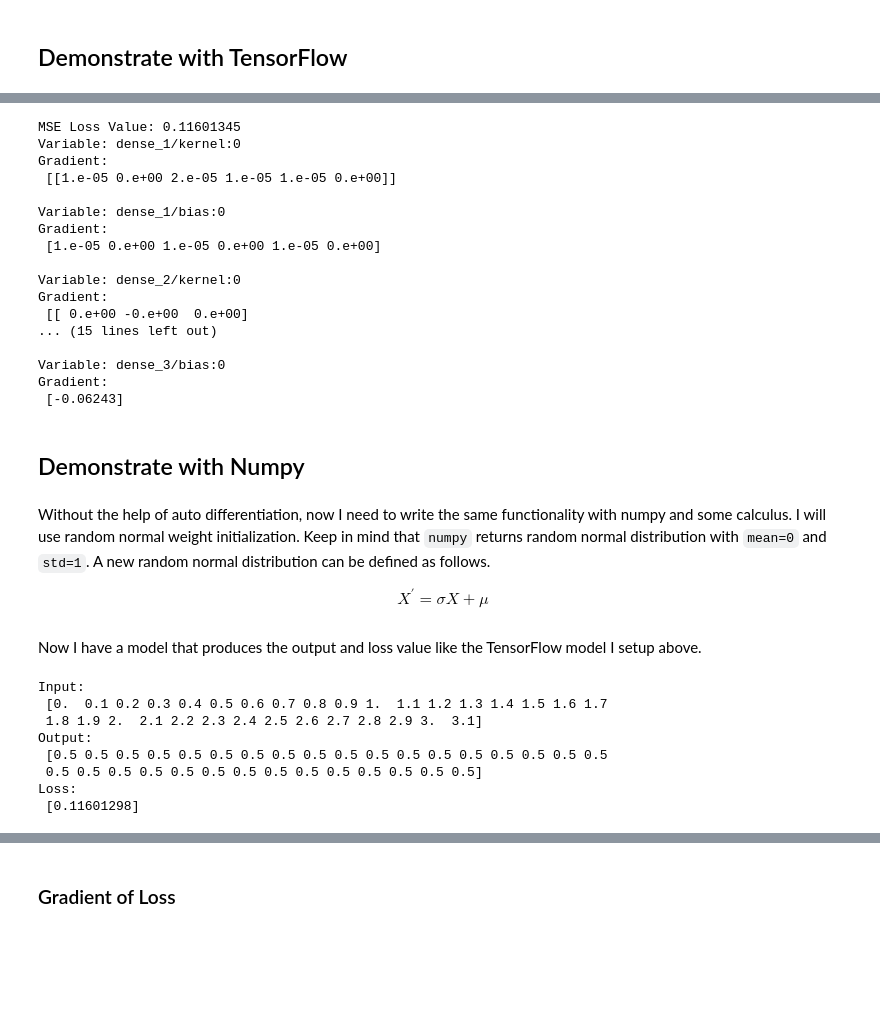
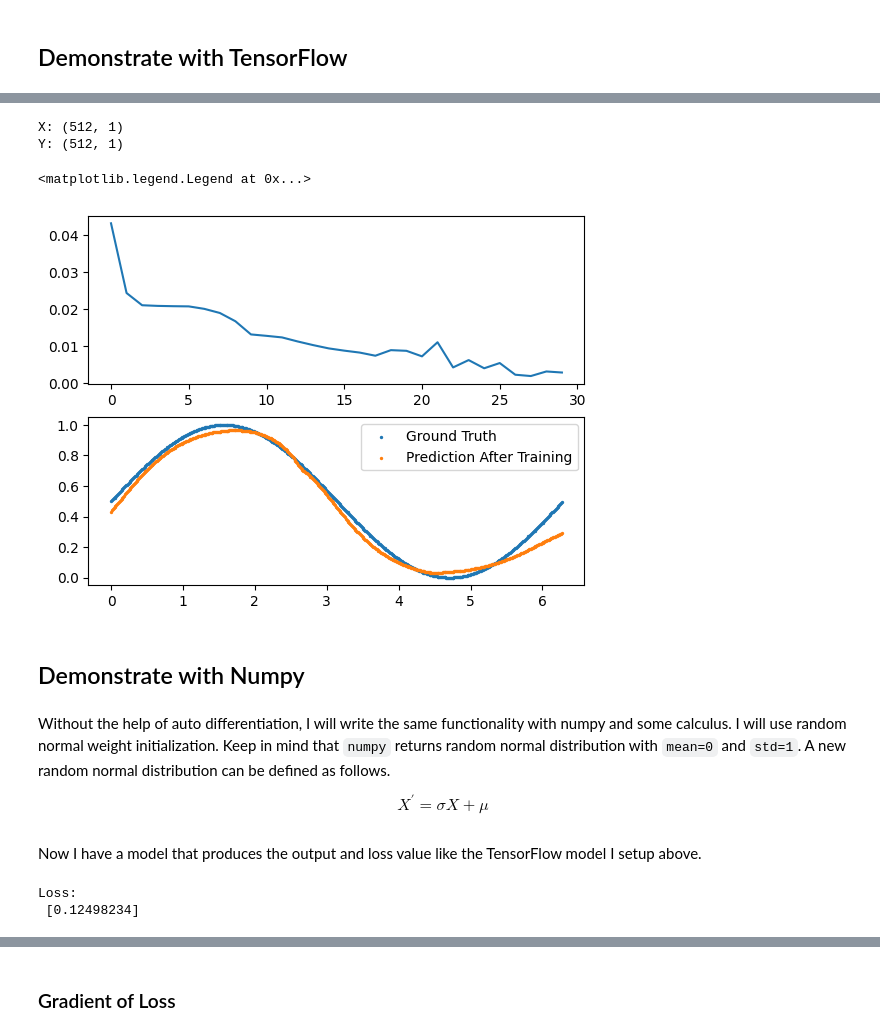
Before and after one commit to calvinfeng/machine-learning-notebook, a Jupyter notebook: machine_learning_basics/backpropagation_part_1.ipynb, the cells around one changed output, grey strips where cells are left out. Saved outputs shown, nothing was run; the diff lists cells and outputs as text; code cells hidden in the pictures; blank space fills up the shorter version.

Commit message:
Completed both backprop with two different examples

```diff
--- a/machine_learning_basics/backpropagation_part_1.ipynb
+++ b/machine_learning_basics/backpropagation_part_1.ipynb
@@ -95,36 +86,49 @@ Compute gradients using TensorFlow.
 # %%
-with tf.GradientTape() as tape:
+N = x.shape[0]
+batch_size = 16
+epochs = 30
+history = []
+optimizer = Adam(learning_rate=1e-2)
+mse = MeanSquaredError()
+
+for epoch in tqdm(range(epochs), desc="Training progress"):
+    for i in range(N // batch_size):
+        start = i * batch_size
+        end = start + batch_size
+        batch_x = x[start:end]
+        batch_y = y_true[start:end]
+
+        with tf.GradientTape() as tape:
+            batch_y_pred = tf_model(batch_x)
+            loss = mse(batch_y, batch_y_pred)
+
+        gradients = tape.gradient(loss, tf_model.trainable_variables)
+        optimizer.apply_gradients(zip(gradients, tf_model.trainable_variables))
+
+    # Compute epoch loss
     y_pred = tf_model(x)
     loss = mse(y_true, y_pred)
+    history.append((epoch, loss.numpy()))
 
-print("MSE Loss Value:", loss.numpy())
-gradients = tape.gradient(loss, tf_model.trainable_variables)
-for var, grad in zip(tf_model.trainable_variables, gradients):
-    print("Variable:", var.name)
-    print("Gradient:\n", grad.numpy().round(decimals=5), "\n")
+
+fig, axs = plt.subplots(2)
+axs[0].plot([dp[0] for dp in history], [dp[1] for dp in history])
+y_pred = tf_model(x).numpy()
+
+print(f"X: {x.shape}")
+print(f"Y: {y_true.shape}")
+axs[1].scatter(x.flatten(), y_true.flatten(), s=2, label="Ground Truth")
+axs[1].scatter(x.flatten(), y_pred.flatten(), s=2, label="Prediction After Training")
+axs[1].legend()
 # %% [output]
-MSE Loss Value: 0.11601345
-Variable: dense_1/kernel:0
-Gradient:
- [[1.e-05 0.e+00 2.e-05 1.e-05 1.e-05 0.e+00]]
-
-Variable: dense_1/bias:0
-Gradient:
- [1.e-05 0.e+00 1.e-05 0.e+00 1.e-05 0.e+00]
-
-Variable: dense_2/kernel:0
-Gradient:
- [[ 0.e+00 -0.e+00  0.e+00]
-... (15 lines left out)
-
-Variable: dense_3/bias:0
-Gradient:
- [-0.06243]
+X: (512, 1)
+Y: (512, 1)
+<matplotlib.legend.Legend at 0x...>
+[figure, added]
 # %% [markdown]
 ## Demonstrate with Numpy
 # %% [markdown]
-Without the help of auto differentiation, now I need to write the same functionality with numpy and some calculus. I will use random normal weight initialization. Keep in mind that
-`numpy` returns random normal distribution with `mean=0` and `std=1`. A new random normal distribution can be defined as follows.
+Without the help of auto differentiation, I will write the same functionality with numpy and some calculus. I will use random normal weight initialization. Keep in mind that `numpy` returns random normal distribution with `mean=0` and `std=1`. A new random normal distribution can be defined as follows.
 
 $$
 X^\prime = \sigma X + \mu
@@ -170,20 +172,10 @@ Now I have a model that produces the output and loss value like the TensorFlow m
 # %%
 np_model = NumpyModel()
 loss_fn = MeanSquaredError()
-
 y_pred = np_model(x)
 loss = loss_fn(y_true, y_pred)
-
-print("Input:\n", x.flatten())
-print("Output: \n", y_pred.flatten().round(decimals=5))
 print("Loss:\n", loss.flatten())
 # %% [output]
-Input:
- [0.  0.1 0.2 0.3 0.4 0.5 0.6 0.7 0.8 0.9 1.  1.1 1.2 1.3 1.4 1.5 1.6 1.7
- 1.8 1.9 2.  2.1 2.2 2.3 2.4 2.5 2.6 2.7 2.8 2.9 3.  3.1]
-Output:
- [0.5 0.5 0.5 0.5 0.5 0.5 0.5 0.5 0.5 0.5 0.5 0.5 0.5 0.5 0.5 0.5 0.5 0.5
- 0.5 0.5 0.5 0.5 0.5 0.5 0.5 0.5 0.5 0.5 0.5 0.5 0.5 0.5]
 Loss:
- [0.11601298]
+ [0.12498234]
 # %% [markdown]
```
Also changed, not shown: parts of 27 cells of this notebook, 2 other files.
